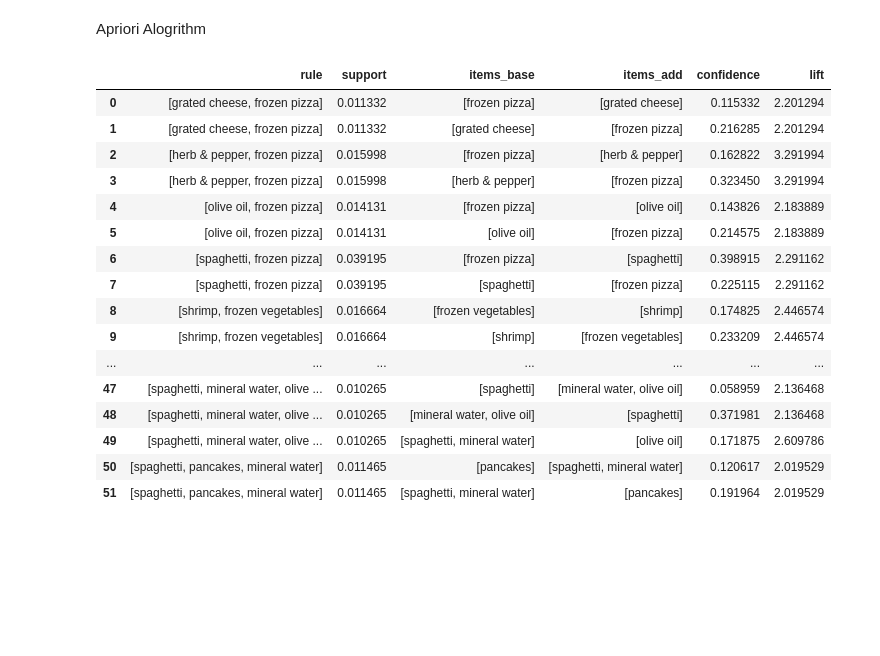
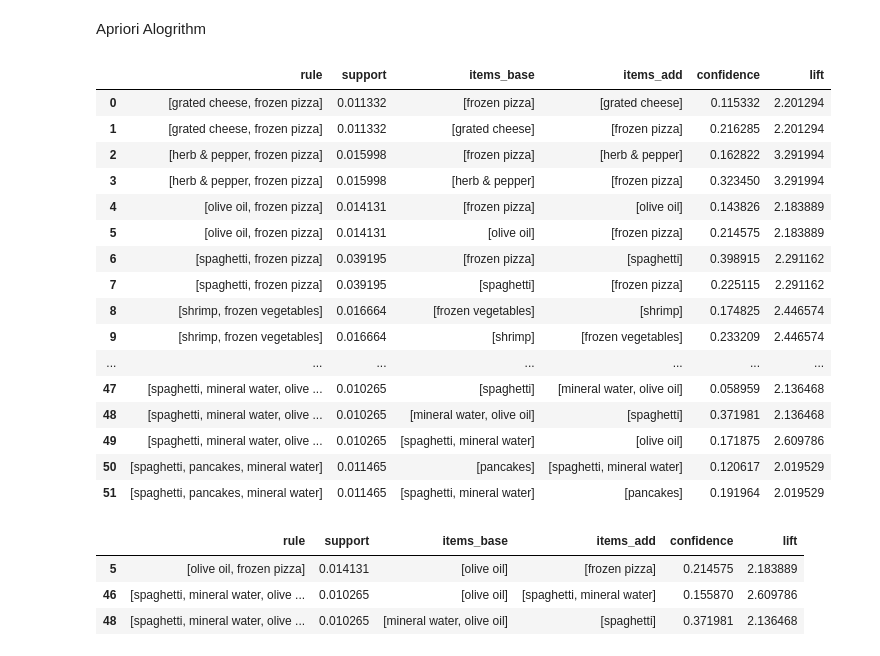
Before and after one commit to sahil-sundhan/math-for-data-science, a Jupyter notebook: AB Testing & MB Analysis/MB_Analysis_AP_Algorithm.ipynb, the cells around one changed output. Saved outputs shown, nothing was run; the diff lists cells and outputs as text; code cells hidden in the pictures; blank space fills up the shorter version.

```diff
--- a/AB Testing & MB Analysis/MB_Analysis_AP_Algorithm.ipynb
+++ b/AB Testing & MB Analysis/MB_Analysis_AP_Algorithm.ipynb
@@ -116,23 +116,30 @@ for relation_record in association_results:
         row = [rule, support, items_base, items_add, confidence, lift]
         df = pd.DataFrame(data=[row], columns=cols)
         rules = pd.concat([rules, df], ignore_index=True)
+# %%
+rules
+# %% [output]
+|  | rule | support | items_base | items_add | confidence | lift |
+| 0 | [grated cheese, frozen pizza] | 0.011332 | [frozen pizza] | [grated cheese] | 0.115332 | 2.201294 |
+| 1 | [grated cheese, frozen pizza] | 0.011332 | [grated cheese] | [frozen pizza] | 0.216285 | 2.201294 |
+| 2 | [herb & pepper, frozen pizza] | 0.015998 | [frozen pizza] | [herb & pepper] | 0.162822 | 3.291994 |
+| 3 | [herb & pepper, frozen pizza] | 0.015998 | [herb & pepper] | [frozen pizza] | 0.323450 | 3.291994 |
+| 4 | [olive oil, frozen pizza] | 0.014131 | [frozen pizza] | [olive oil] | 0.143826 | 2.183889 |
+| 5 | [olive oil, frozen pizza] | 0.014131 | [olive oil] | [frozen pizza] | 0.214575 | 2.183889 |
+| 6 | [spaghetti, frozen pizza] | 0.039195 | [frozen pizza] | [spaghetti] | 0.398915 | 2.291162 |
+| 7 | [spaghetti, frozen pizza] | 0.039195 | [spaghetti] | [frozen pizza] | 0.225115 | 2.291162 |
+| 8 | [shrimp, frozen vegetables] | 0.016664 | [frozen vegetables] | [shrimp] | 0.174825 | 2.446574 |
+| 9 | [shrimp, frozen vegetables] | 0.016664 | [shrimp] | [frozen vegetables] | 0.233209 | 2.446574 |
+| ... | ... | ... | ... | ... | ... | ... |
+| 47 | [spaghetti, mineral water, olive ... | 0.010265 | [spaghetti] | [mineral water, olive oil] | 0.058959 | 2.136468 |
+| 48 | [spaghetti, mineral water, olive ... | 0.010265 | [mineral water, olive oil] | [spaghetti] | 0.371981 | 2.136468 |
+| 49 | [spaghetti, mineral water, olive ... | 0.010265 | [spaghetti, mineral water] | [olive oil] | 0.171875 | 2.609786 |
+| 50 | [spaghetti, pancakes, mineral water] | 0.011465 | [pancakes] | [spaghetti, mineral water] | 0.120617 | 2.019529 |
+| 51 | [spaghetti, pancakes, mineral water] | 0.011465 | [spaghetti, mineral water] | [pancakes] | 0.191964 | 2.019529 |
 # %%
-rules
+rules.loc[rules.items_base.apply(lambda x: 'olive oil' in x)]
 # %% [output]
 |  | rule | support | items_base | items_add | confidence | lift |
-| 0 | [grated cheese, frozen pizza] | 0.011332 | [frozen pizza] | [grated cheese] | 0.115332 | 2.201294 |
-| 1 | [grated cheese, frozen pizza] | 0.011332 | [grated cheese] | [frozen pizza] | 0.216285 | 2.201294 |
-| 2 | [herb & pepper, frozen pizza] | 0.015998 | [frozen pizza] | [herb & pepper] | 0.162822 | 3.291994 |
-| 3 | [herb & pepper, frozen pizza] | 0.015998 | [herb & pepper] | [frozen pizza] | 0.323450 | 3.291994 |
-| 4 | [olive oil, frozen pizza] | 0.014131 | [frozen pizza] | [olive oil] | 0.143826 | 2.183889 |
 | 5 | [olive oil, frozen pizza] | 0.014131 | [olive oil] | [frozen pizza] | 0.214575 | 2.183889 |
-| 6 | [spaghetti, frozen pizza] | 0.039195 | [frozen pizza] | [spaghetti] | 0.398915 | 2.291162 |
-| 7 | [spaghetti, frozen pizza] | 0.039195 | [spaghetti] | [frozen pizza] | 0.225115 | 2.291162 |
-| 8 | [shrimp, frozen vegetables] | 0.016664 | [frozen vegetables] | [shrimp] | 0.174825 | 2.446574 |
-| 9 | [shrimp, frozen vegetables] | 0.016664 | [shrimp] | [frozen vegetables] | 0.233209 | 2.446574 |
-| ... | ... | ... | ... | ... | ... | ... |
-| 47 | [spaghetti, mineral water, olive ... | 0.010265 | [spaghetti] | [mineral water, olive oil] | 0.058959 | 2.136468 |
+| 46 | [spaghetti, mineral water, olive ... | 0.010265 | [olive oil] | [spaghetti, mineral water] | 0.155870 | 2.609786 |
 | 48 | [spaghetti, mineral water, olive ... | 0.010265 | [mineral water, olive oil] | [spaghetti] | 0.371981 | 2.136468 |
-| 49 | [spaghetti, mineral water, olive ... | 0.010265 | [spaghetti, mineral water] | [olive oil] | 0.171875 | 2.609786 |
-| 50 | [spaghetti, pancakes, mineral water] | 0.011465 | [pancakes] | [spaghetti, mineral water] | 0.120617 | 2.019529 |
-| 51 | [spaghetti, pancakes, mineral water] | 0.011465 | [spaghetti, mineral water] | [pancakes] | 0.191964 | 2.019529 |
```
